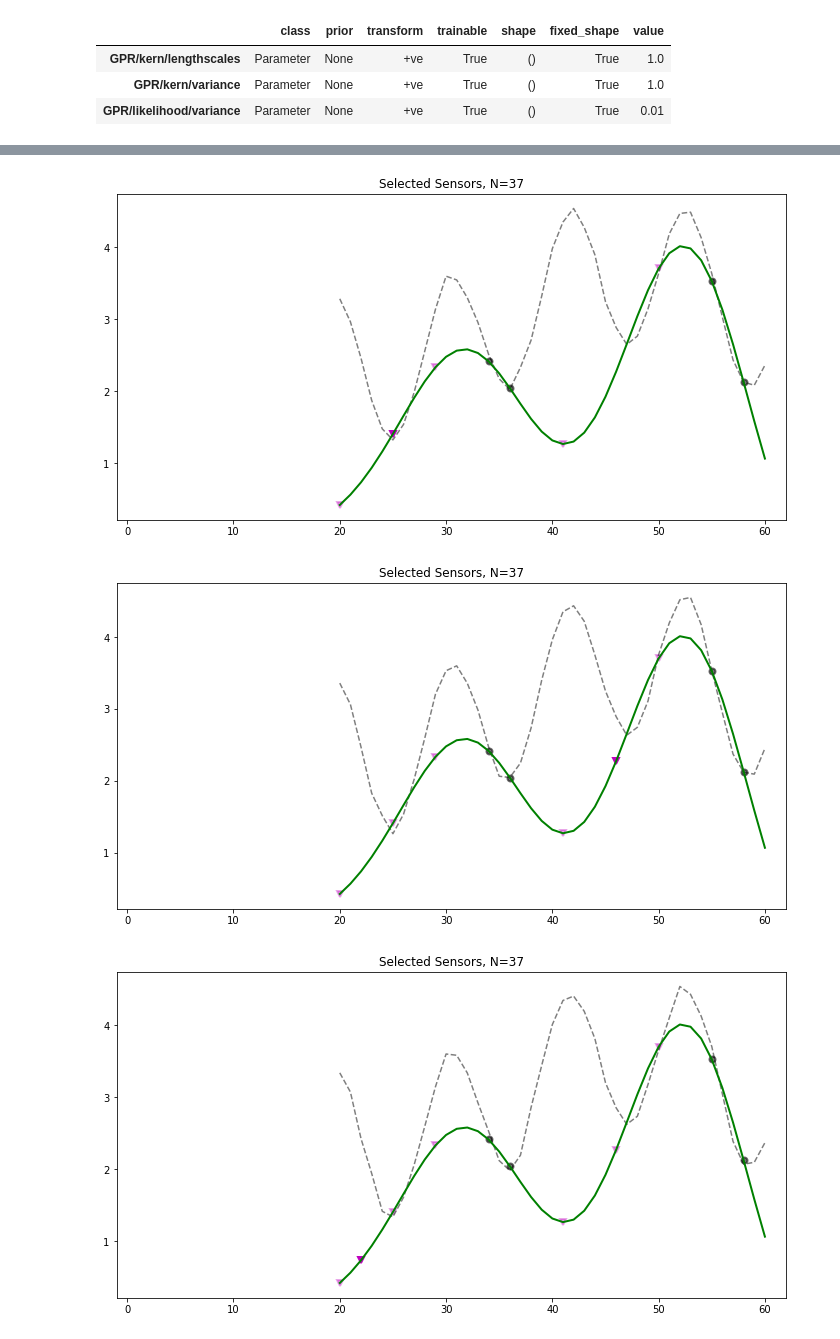
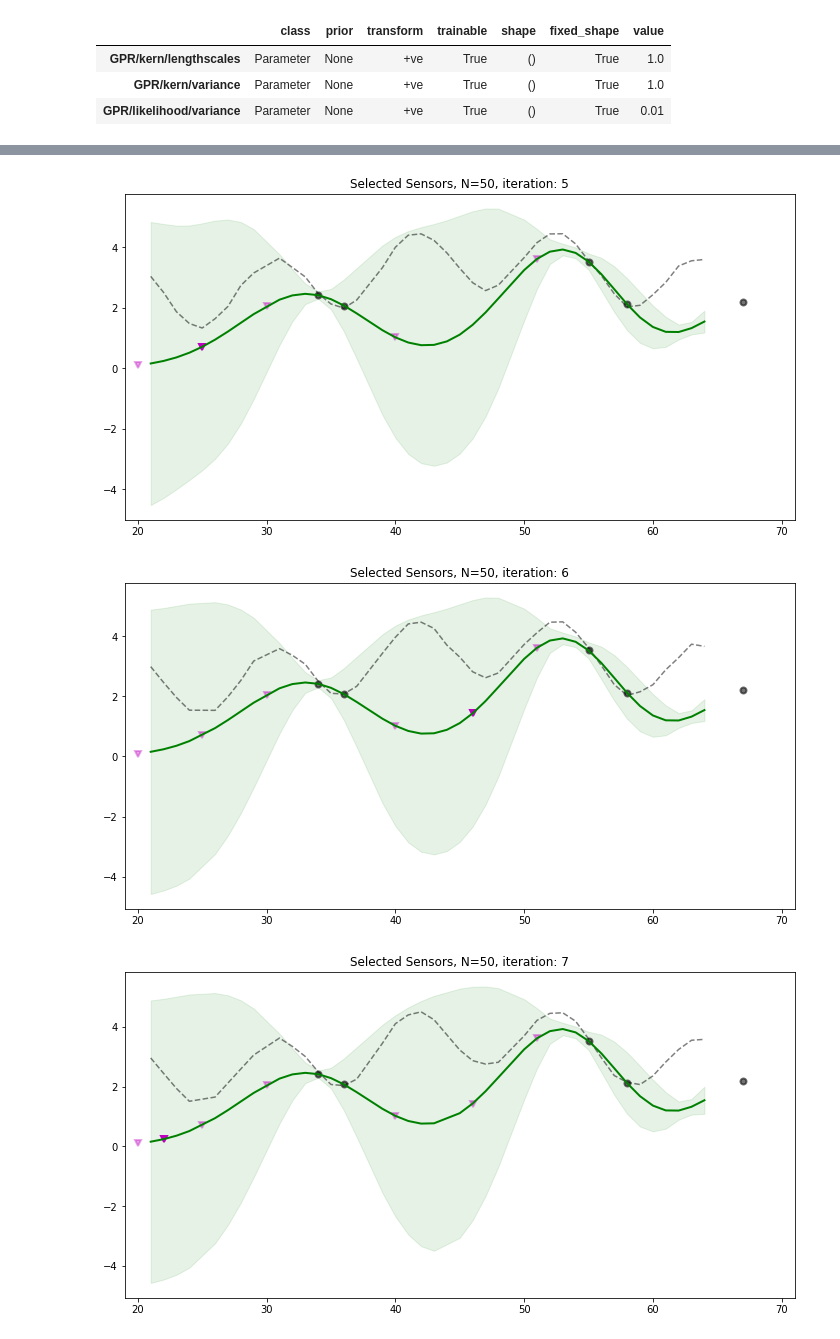
Before and after one commit to aboghozi/air-pollution-london, a Jupyter notebook: code/krause_oed_alg.ipynb, the cells around one changed output, grey strips where cells are left out. Saved outputs shown, nothing was run; the diff lists cells and outputs as text; code cells hidden in the pictures.

```diff
--- a/code/krause_oed_alg.ipynb
+++ b/code/krause_oed_alg.ipynb
@@ -129,8 +150,9 @@ def plot_as_you_go(m, X_all, j, x_star, x_train, y_train, var_plot, X):
 
     ## define entire range of X
     #xx = np.linspace(0, N, N+1)[:,None]
-    N = X_all.shape[0]
-    xx = X_all.reshape(-1,1)
+    X = X_all[X]
+    N = X.shape[0]
+    xx = X.reshape(-1,1)
     ## actual function for entire range of X
     yy = np.sin(12*xx) + 0.66*np.cos(25*xx)  + np.random.randn(N,1)*noiseSize + 3
 
@@ -150,10 +172,10 @@ def plot_as_you_go(m, X_all, j, x_star, x_train, y_train, var_plot, X):
 
     plt.plot(xx, yy, 'k--', alpha=0.5)
     plt.plot(xx, mean, 'g', lw=2)
-    #plt.fill_between(xx[:,0], mean[:,0] - 2*np.sqrt(var_plot[:]), mean[:,0] + 2*np.sqrt(var_plot[:]), color='green', alpha=0.1)
-    plt.xlim(-1, max(X_all)+2)
-    plt.title('Selected Sensors, N=' + str(N - x_train.shape[0]))
-    plt.savefig('../figures/selected_sensors_' + str(N - x_train.shape[0]) + ' k=' + str(j+1))
+    plt.fill_between(xx[:,0], mean[:,0] - 2*np.sqrt(var_plot[:]), mean[:,0] + 2*np.sqrt(var_plot[:]), color='green', alpha=0.1)
+    plt.xlim(min(X_all)-1, max(X_all)+2)
+    plt.title('Selected Sensors, N=' + str(X_all.shape[0]) + ", iteration: " + str(j+1))
+    plt.savefig(fig_path + '/selected_sensors_' + str(X_all.shape[0]) + ' k=' + str(j+1))
 # %%
 def pick_best_sensors_krause(S, X, k, A, x_train, y_train, m=m, N=N, X_all=X_all, verbose=False):
 
@@ -184,29 +206,23 @@ def pick_best_sensors_krause(S, X, k, A, x_train, y_train, m=m, N=N, X_all=X_all
         delta = np.array([])
         var_plot = np.array([])
         ## print iteration
-        print("Starting iteration: " + str(j))
+        print("Starting iteration: " + str(j+1))
 
         for y in Y:
             ## define how many sensor sites already exist
             len_A = A.shape[0]
-            #print("length of A: " + str(len_A))
             ## combine indices of y and A
             yA = np.append(np.array([y]), A, axis=0)
-            #print("yA: " + str(yA))
             ## collect values of y and A using the indices
             yA_val = X[yA,:].reshape(yA.shape[0],X.shape[1])
-            #print("yA_val: " + str(yA_val))
 
             ## define the rest of possible sites taking out y and A
             nyA = S[np.isin(S, yA, invert=True)]
             len_nA = nyA.shape[0]
-            #print("length of nA: " + str(len_nA))
             ## define the indices of locations not in yA
             nyA = np.append(np.array([y]), nyA, axis=0)
-            #print("nyA: " + str(nyA))
             ## collect values of y and nA using the indices
             nyA_val = X[nyA,:].reshape(nyA.shape[0],X.shape[1])
-            #print("nyA_val: " + str(nyA_val))
 
             ## generate the covariance matrix:
             ##    y  A1  A2  ...
@@ -225,34 +241,22 @@ def pick_best_sensors_krause(S, X, k, A, x_train, y_train, m=m, N=N, X_all=X_all
                 ## Mz = x, give M and x and solve for z
                 AA_cov_inv = np.linalg.solve(AA_cov, Ay_cov)
                 calc_1 = y_cov**2 - np.dot(yA_cov, AA_cov_inv)
-                ## old code:
-                #AA_cov = np.linalg.inv(cov_mat_A[1:len_A+1, 1:len_A+1])
-                #calc_1 = y_cov**2 - np.dot(np.dot(yA_cov, AA_cov), Ay_cov)
+                var_plot = np.append(var_plot, np.dot(yA_cov, AA_cov_inv))
             ## if A is empty: ignore the 2nd part of the calculation
             else:
                 calc_1 = y_cov**2
+                var_plot = np.append(var_plot, calc_1)
 
             cov_mat_nA = generate_cov_mat(nyA_val)
-            #print("cov_mat_nA: ")
-            #print(cov_mat_nA)
             nyA_cov = cov_mat_nA[[0],1:len_nA+1]
-            #print("nyA_cov: ")
-            #print(nyA_cov)
             nAy_cov = nyA_cov.T
             nAA_cov = cov_mat_nA[1:len_nA+1, 1:len_nA+1]
-            #print("nAA_cov: ")
-            #print(nAA_cov)
             ## Mz = x, give M and x and solve for z
             nAA_cov_inv = np.linalg.solve(nAA_cov, nAy_cov)
             calc_2 = y_cov**2 - np.dot(nyA_cov, nAA_cov_inv)
-            ## old code:
-            #nAA_cov = np.linalg.inv(cov_mat_nA[1:len_nA+1, 1:len_nA+1])
-            #calc_2 = y_cov**2 - np.dot(np.dot(nyA_cov, nAA_cov), nAy_cov)
 
             value = calc_1 / calc_2
             delta = np.append(delta, value)
-
-            var_plot = np.append(var_plot, calc_1)
 
         ## find the index with the largest delta
         y_star = np.array(Y[np.argmax(delta)])
@@ -263,15 +267,12 @@ def pick_best_sensors_krause(S, X, k, A, x_train, y_train, m=m, N=N, X_all=X_all
         plot_as_you_go(m, X_all=X_all, j=j, x_star=X[A,:], x_train=x_train, y_train=y_train, var_plot=var_plot, X=Y.reshape(Y.shape[0],1))
 
         if verbose == True:
-            #print(Y)
-            #print(delta)
             print("Max value: " + str(np.amax(delta)))
             print("Picking sensor site: " + str(y_star))
 
     A_sites = X[A,:]
-    return(A_sites, var_plot)
+    return(A_sites)
 # %%
-best_sensors, var_plot = pick_best_sensors_krause(S=S, X=x_new, k=k, A=A, x_train=x_train, y_train=y_train, m=m, N=N, X_all=X_all, verbose=False)
+best_sensors = pick_best_sensors_krause(S=S, X=x_new, k=k, A=A, x_train=x_train, y_train=y_train, m=m, N=N, X_all=X_all, verbose=False)
 print(best_sensors)
-print(var_plot)
 # %% [output]
@@ -299,3 +300,3 @@ Starting iteration: 7
-[figure, old version]
+[figure, new version]
-[figure, old version]
+[figure, new version]
-[figure, old version]
+[figure, new version]
```
Also changed, not shown: parts of 7 cells of this notebook.
